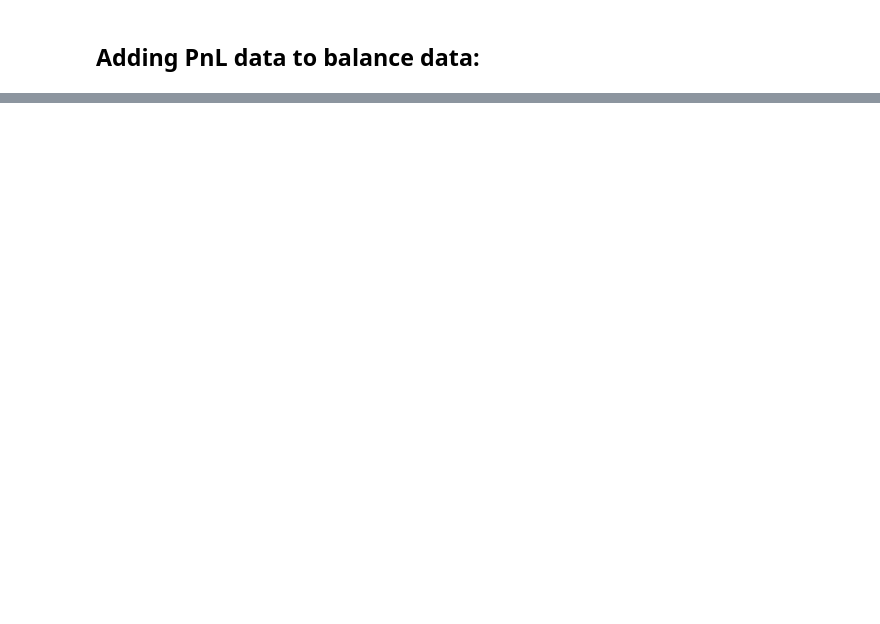
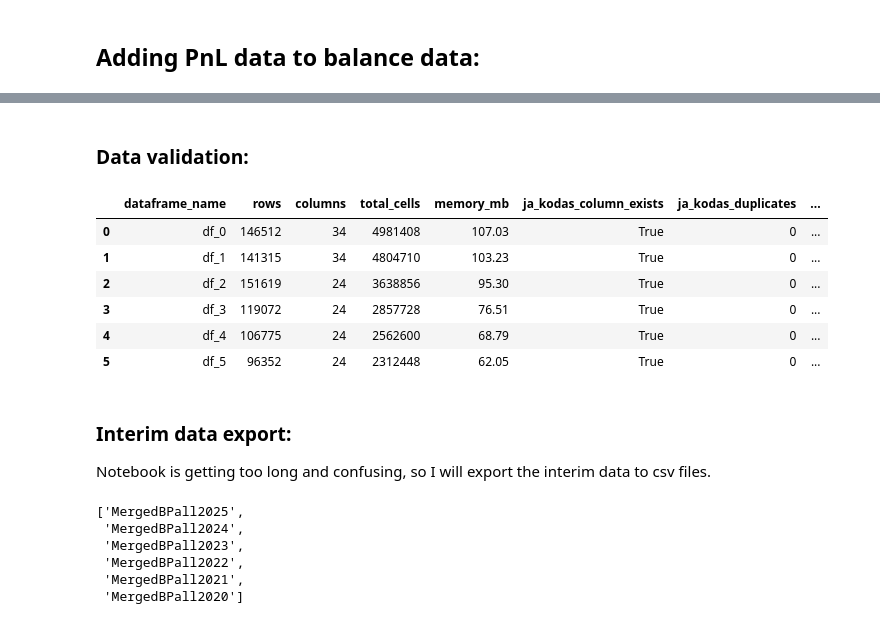
Before and after one commit to Aidas-dev/Lithuanian-Innovation-Agency-Risk-Model, a Jupyter notebook: notebooks/preprocessing/Data-set-cleaning.ipynb, the cells around one changed output, grey strips where cells are left out. Saved outputs shown, nothing was run; the diff lists cells and outputs as text; code cells hidden in the pictures; blank space fills up the shorter version.

Commit message:
Added Data-set-cleaning.ipynb outputs as csv to work on in other notebooks. Added more functions to Functions.py file. Started new Data-set-validations.ipynb notebook.

```diff
--- a/notebooks/preprocessing/Data-set-cleaning.ipynb
+++ b/notebooks/preprocessing/Data-set-cleaning.ipynb
@@ -339,4 +250,10 @@ def pivot_dfs_smart(df_list):
 
     return pivoted_dfs
 
-Bpivoted
+# Pivoting the balance dataframes:
+
+Bpivoted = pivot_dfs_smart(balance_list)
+
+# Pivoting the P&L dataframes:
+
+Ppivoted = pivot_dfs_smart(pnl_list)
@@ -468,5 +404,8 @@ def extract_and_remove_older_duplicates(df_list, date_column='reg_date', id_colu
     return cleaned_dfs, extracted_dfs, summary
 
 # Balance data:
-cleaned_dfs, extracted_dfs, summary = extract_and_remove_older_duplicates(
+cleanedB, extractedB, summaryB = extract_and_remove_older_duplicates(Bpivoted)
+
+# P&L data:
+cleanedP, extractedP, summaryP = extract_and_remove_older_duplicates(Ppivoted)
 # %% [output]
@@ -631,3 +570,26 @@ def merge_pnl_and_balances(df_list1, df_list2, how='inner'):
     print(f"Total input pairs: {min(len(df_list1), len(df_list2))}")
 
     return merged_dfs
+
+# Merge the cleaned balance and P&L data:
+MergedData = merge_pnl_and_balances(cleanedB, cleanedP)
+
+# Merging the cleaned balance and P&L data but with outer merge (all rows are kept):
+# Seems to be the same as inner merge, I don't know why.
+MergedDataAll = merge_pnl_and_balances(cleanedB, cleanedP, how='outer')
+
+# Renaming dfs in MergedData to be more descriptive:
+
+MergedBP2025 = MergedData[0]
+MergedBP2024 = MergedData[1]
+MergedBP2023 = MergedData[2]
+MergedBP2022 = MergedData[3]
+MergedBP2021 = MergedData[4]
+MergedBP2020 = MergedData[5]
+
+MergedBPall2025 = MergedDataAll[0]
+MergedBPall2024 = MergedDataAll[1]
+MergedBPall2023 = MergedDataAll[2]
+MergedBPall2022 = MergedDataAll[3]
+MergedBPall2021 = MergedDataAll[4]
+MergedBPall2020 = MergedDataAll[5]
@@ -633,0 +614,30 @@ def merge_pnl_and_balances(df_list1, df_list2, how='inner'):
+# %% [markdown]
+### Data validation:
+# %%
+#describe_dataframes(MergedData)
+
+describe_dataframes(MergedDataAll)
+# %% [output]
+|  | dataframe_name | rows | columns | total_cells | memory_mb | ja_kodas_column_exists | ja_kodas_duplicates | ... |
+| 0 | df_0 | 146512 | 34 | 4981408 | 107.03 | True | 0 | ... |
+| 1 | df_1 | 141315 | 34 | 4804710 | 103.23 | True | 0 | ... |
+| 2 | df_2 | 151619 | 24 | 3638856 | 95.30 | True | 0 | ... |
+| 3 | df_3 | 119072 | 24 | 2857728 | 76.51 | True | 0 | ... |
+| 4 | df_4 | 106775 | 24 | 2562600 | 68.79 | True | 0 | ... |
+| 5 | df_5 | 96352 | 24 | 2312448 | 62.05 | True | 0 | ... |
+# %% [markdown]
+### Interim data export:
+Notebook is getting too long and confusing, so I will export the interim data to csv files.
+# %%
+# Exporting the interim data to csv files:
+
+save_df_list_to_csv_auto(MergedData, '../../data/interim/joined-balance-and-PnL/joined-only-matching-ja-kodas')
+
+save_df_list_to_csv_auto(MergedDataAll, '../../data/interim/joined-balance-and-PnL/joined-all-ja-kodas')
+# %% [output]
+['MergedBPall2025',
+ 'MergedBPall2024',
+ 'MergedBPall2023',
+ 'MergedBPall2022',
+ 'MergedBPall2021',
+ 'MergedBPall2020']
```
Also changed, not shown: parts of 9 cells of this notebook, 13 other files.
